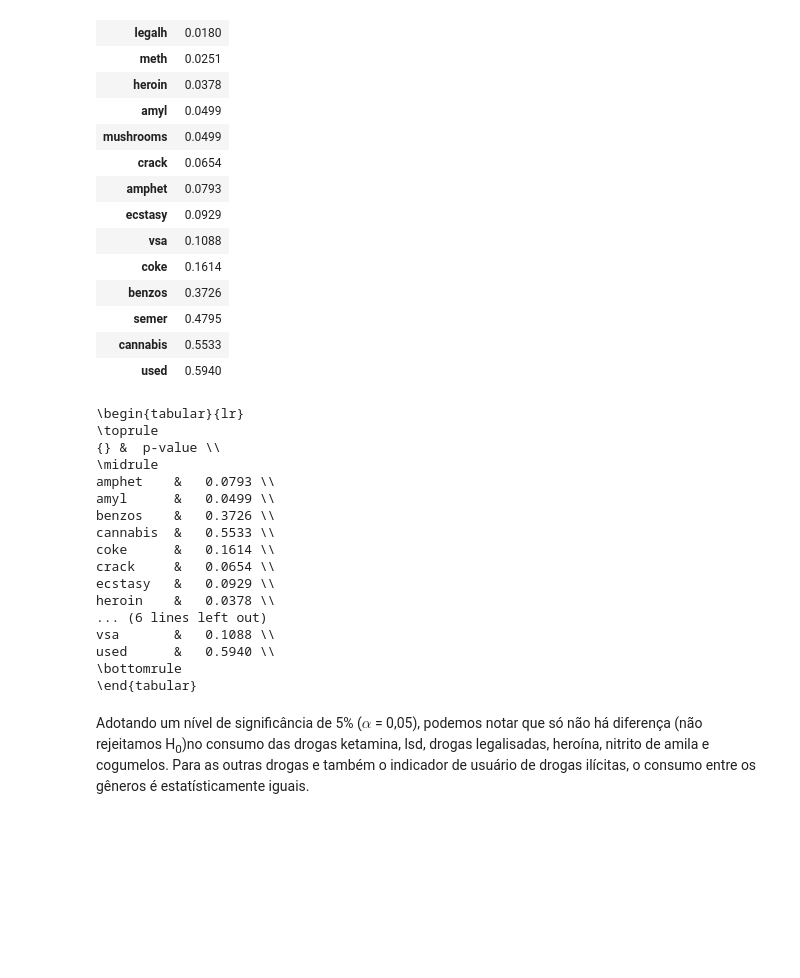
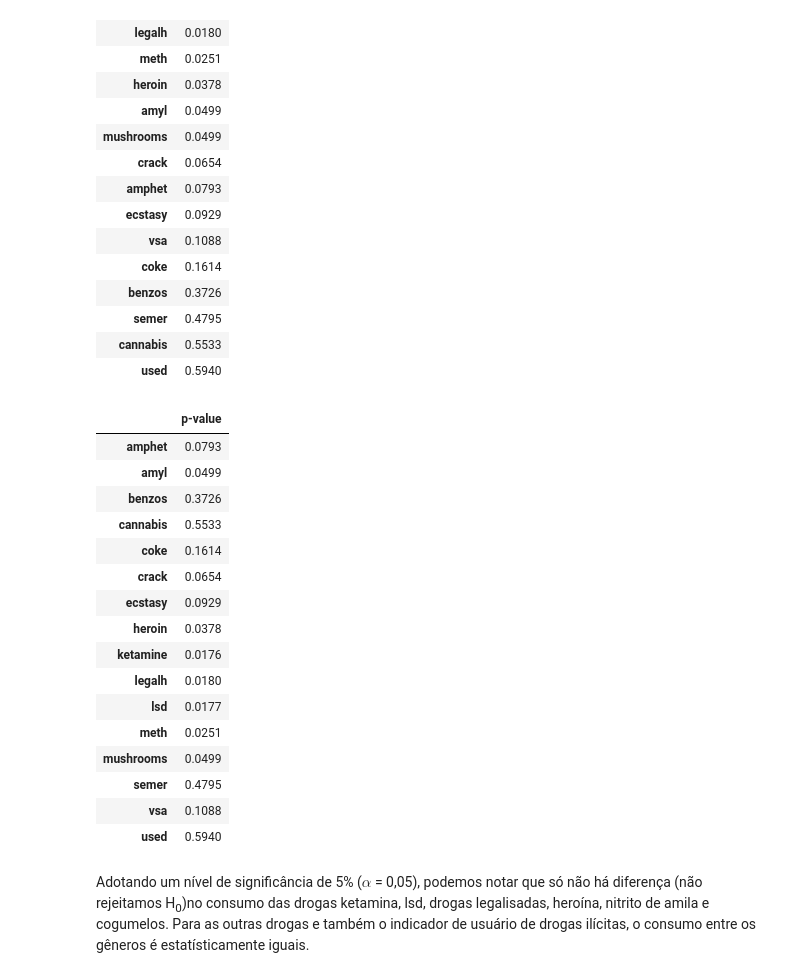
Before and after one commit to cahssis/am-drugs-consumption, a Jupyter notebook: relatorio_final_ml.ipynb, the cells around one changed output. Saved outputs shown, nothing was run; the diff lists cells and outputs as text; code cells hidden in the pictures; blank space fills up the shorter version.

```diff
--- a/relatorio_final_ml.ipynb
+++ b/relatorio_final_ml.ipynb
@@ -415,26 +397,26 @@ df_pvalues.sort_values('p-value',ascending=True)
 | semer | 0.4795 |
 | cannabis | 0.5533 |
 | used | 0.5940 |
-# %%
-print(df_pvalues.to_latex())
-# %% [output]
-\begin{tabular}{lr}
-\toprule
-{} &  p-value \\
-\midrule
-amphet    &   0.0793 \\
-amyl      &   0.0499 \\
-benzos    &   0.3726 \\
-cannabis  &   0.5533 \\
-coke      &   0.1614 \\
-crack     &   0.0654 \\
-ecstasy   &   0.0929 \\
-heroin    &   0.0378 \\
-... (6 lines left out)
-vsa       &   0.1088 \\
-used      &   0.5940 \\
-\bottomrule
-\end{tabular}
+# %%
+df_pvalues
+# %% [output]
+|  | p-value |
+| amphet | 0.0793 |
+| amyl | 0.0499 |
+| benzos | 0.3726 |
+| cannabis | 0.5533 |
+| coke | 0.1614 |
+| crack | 0.0654 |
+| ecstasy | 0.0929 |
+| heroin | 0.0378 |
+| ketamine | 0.0176 |
+| legalh | 0.0180 |
+| lsd | 0.0177 |
+| meth | 0.0251 |
+| mushrooms | 0.0499 |
+| semer | 0.4795 |
+| vsa | 0.1088 |
+| used | 0.5940 |
 # %% [markdown]
 Adotando um nível de significância de 5% ($\alpha$ = 0,05), podemos notar que só não há diferença (não rejeitamos H<sub>0</sub>)no consumo das drogas ketamina, lsd, drogas legalisadas, heroína, nitrito de amila e cogumelos. Para as outras drogas e também o indicador de usuário de drogas ilícitas, o consumo entre os gêneros é estatísticamente iguais.
 # %% [markdown]
```
Also changed, not shown: parts of 47 cells of this notebook, 1 other file.
